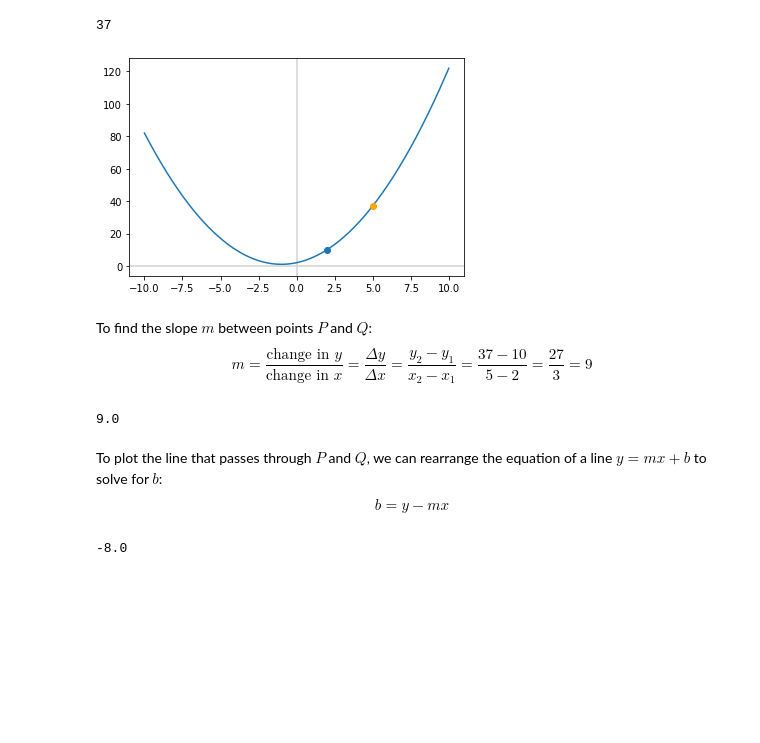
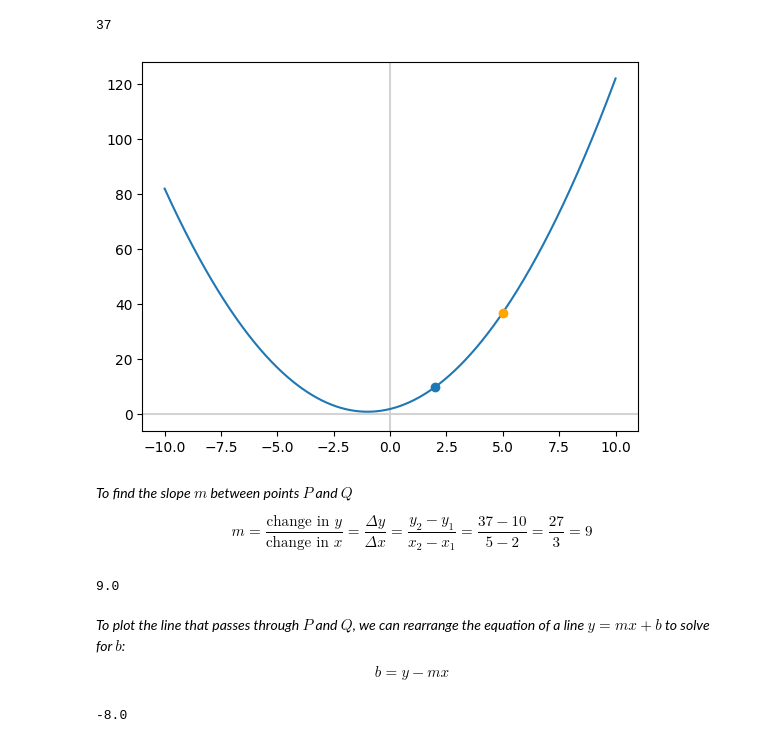
Before and after one commit to mharis-ai/ml-ai-learning-journey, a Jupyter notebook: phase03-mathematics-for-machine-learning/course04-calculus-for-machine-learning/calculus-i-limits-and-derivatives/segment02-computing-derivatives-with-differentiation.ipynb, the cells around one changed output. Drawn from its saved outputs; the diff is of its cells as text; code cells hidden in the pictures; blank space fills up the shorter version.

```diff
--- a/phase03-mathematics-for-machine-learning/course04-calculus-for-machine-learning/calculus-i-limits-and-derivatives/segment02-computing-derivatives-with-differentiation.ipynb
+++ b/phase03-mathematics-for-machine-learning/course04-calculus-for-machine-learning/calculus-i-limits-and-derivatives/segment02-computing-derivatives-with-differentiation.ipynb
@@ -20,6 +14,9 @@ Let's bring back our ol' buddy $y = x^2 + 2x + 2$:
+# %%
+x = np.linspace(-10, 10, 10000)
+y = x**2 + 2*x + 2
 # %%
-def f(my_x):
-    my_y = my_x**2 + 2*my_x + 2
-    return my_y
+def f(x):
+    y = x**2 + 2*x + 2
+    return y
 # %%
 y = f(x)
@@ -59,14 +56,16 @@ f(5)
 # %%
 fig, ax = plt.subplots()
 plt.axvline(x=0, color='lightgray')
 plt.axhline(y=0, color='lightgray')
 plt.scatter(2, 10)
-plt.scatter(5, 37, c = 'orange', zorder=3) # new
-_ = ax.plot(x,y)
+plt.scatter(5, 37, c = 'orange', zorder=3)
+ax.plot(x,y)
+plt.show()
 # %% [output]
-[figure, old version]
+[figure, new version]
 # %% [markdown]
-To find the slope $m$ between points $P$ and $Q$:
+*To find the slope $m$ between points $P$ and $Q$*
+
 $$m = \frac{\text{change in }y}{\text{change in }x} = \frac{\Delta y}{\Delta x} = \frac{y_2 - y_1}{x_2 - x_1} = \frac{37-10}{5-2} = \frac{27}{3} = 9$$
 # %%
 m = (37-10)/(5-2)
@@ -74,7 +73,7 @@ m
 # %% [output]
 9.0
 # %% [markdown]
-To plot the line that passes through $P$ and $Q$, we can rearrange the equation of a line $y = mx + b$ to solve for $b$:
+*To plot the line that passes through $P$ and $Q$, we can rearrange the equation of a line $y = mx + b$ to solve for $b$:*
 $$b = y - mx$$
 # %%
 b = 37-m*5
```
Also changed, not shown: parts of 49 cells of this notebook, 2 other files.
